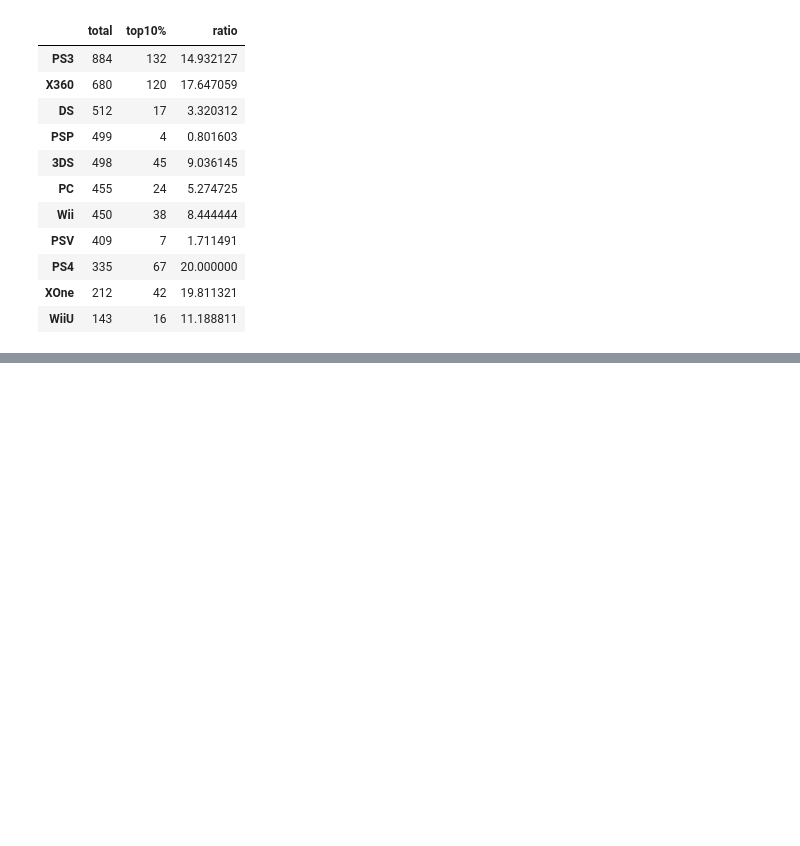
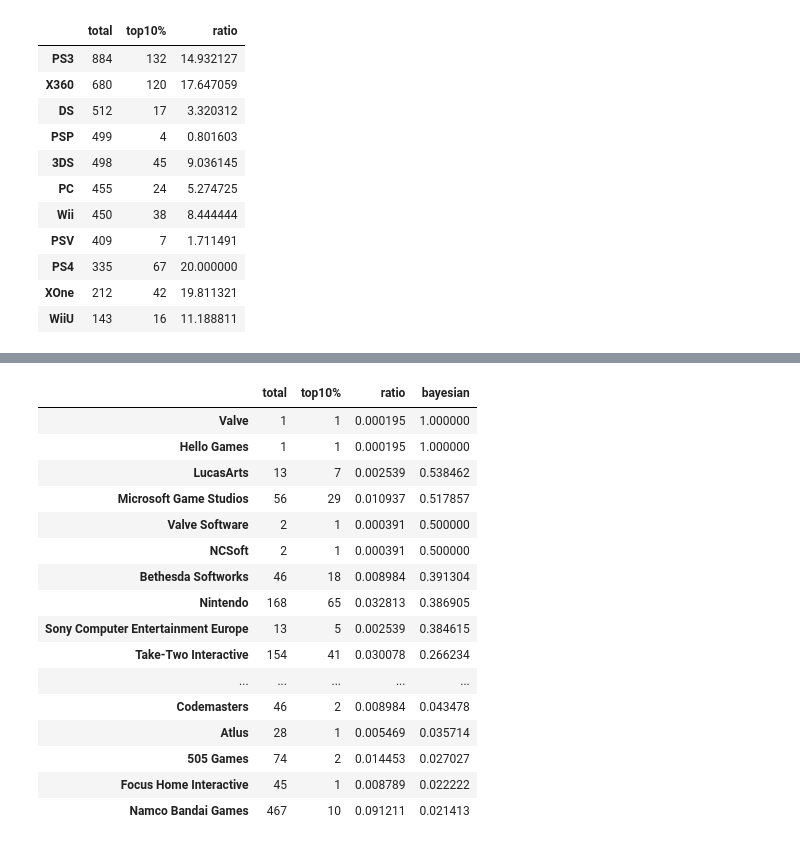
Before and after one commit to superahxd/_project, a Jupyter notebook: sec1_project.ipynb, the cells around one changed output, grey strips where cells are left out. Cells and saved outputs as stored; diff of their text form; code cells hidden in the pictures; blank space fills up the shorter version.

```diff
--- a/sec1_project.ipynb
+++ b/sec1_project.ipynb
@@ -666,2 +641,7 @@ P(No | Cool) : P(No) P(Cool | No) / P(Cool)
 
 = (0.36 x 0.2) / 0.29 = 0.25
+# %%
+total_pub = vgames08['Publisher'].value_counts()
+total_pub_sum = total_pub.sum()
+top10_pub = vgames08_10per['Publisher'].value_counts()
+top10_pub
@@ -667,0 +666,7 @@ P(No | Cool) : P(No) P(Cool | No) / P(Cool)
+# %%
+#P(publisher)
+pub_ratio = pd.concat([total_pub, top10_pub], axis=1, join='inner')
+pub_ratio['ratio'] = total_pub / total_pub_sum
+pub_ratio.columns = ['total', 'top10%', 'ratio']
+pub_ratio = pub_ratio.fillna(0)
+pub_ratio.sort_values(by='ratio', ascending=False).head()
@@ -667,0 +680,7 @@ P(No | Cool) : P(No) P(Cool | No) / P(Cool)
+# %%
+#P(Pulisher|yes)
+
+piror_pub = pd.DataFrame(pub_ratio['total']/total_pub_sum)
+piror_pub['yes'] = pub_ratio['top10%'] / 512
+piror_pub['bayesian'] = (0.1* piror_pub['yes'] / pub_ratio['ratio'])
+piror_pub.sort_values(by='bayesian', ascending=False)
@@ -667,0 +705,21 @@ P(No | Cool) : P(No) P(Cool | No) / P(Cool)
+# %%
+pub_ratio['bayesian']=piror_pub['bayesian']
+pub_ratio.sort_values(by='bayesian', ascending=False)
+# %% [output]
+|  | total | top10% | ratio | bayesian |
+| Valve | 1 | 1 | 0.000195 | 1.000000 |
+| Hello Games | 1 | 1 | 0.000195 | 1.000000 |
+| LucasArts | 13 | 7 | 0.002539 | 0.538462 |
+| Microsoft Game Studios | 56 | 29 | 0.010937 | 0.517857 |
+| Valve Software | 2 | 1 | 0.000391 | 0.500000 |
+| NCSoft | 2 | 1 | 0.000391 | 0.500000 |
+| Bethesda Softworks | 46 | 18 | 0.008984 | 0.391304 |
+| Nintendo | 168 | 65 | 0.032813 | 0.386905 |
+| Sony Computer Entertainment Europe | 13 | 5 | 0.002539 | 0.384615 |
+| Take-Two Interactive | 154 | 41 | 0.030078 | 0.266234 |
+| ... | ... | ... | ... | ... |
+| Codemasters | 46 | 2 | 0.008984 | 0.043478 |
+| Atlus | 28 | 1 | 0.005469 | 0.035714 |
+| 505 Games | 74 | 2 | 0.014453 | 0.027027 |
+| Focus Home Interactive | 45 | 1 | 0.008789 | 0.022222 |
+| Namco Bandai Games | 467 | 10 | 0.091211 | 0.021413 |
```
Also changed, not shown: parts of 7 cells of this notebook.
